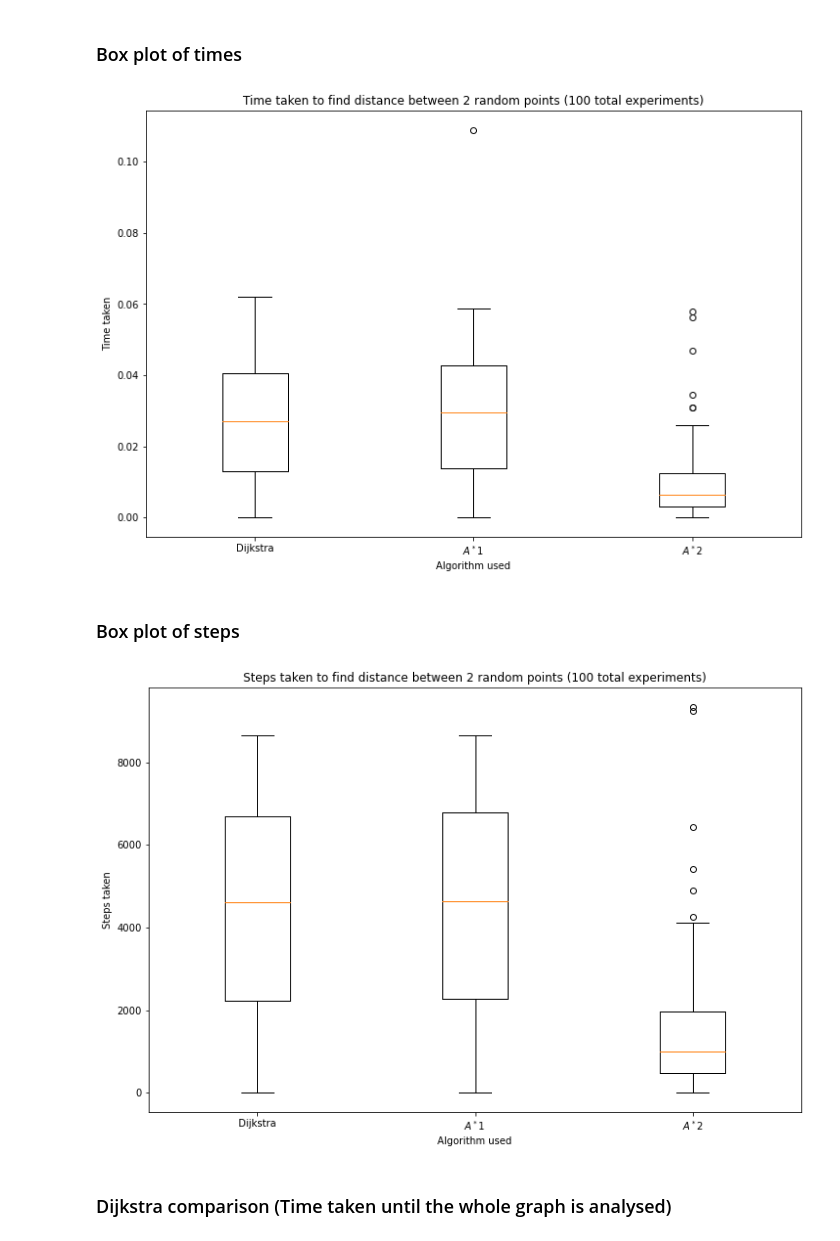
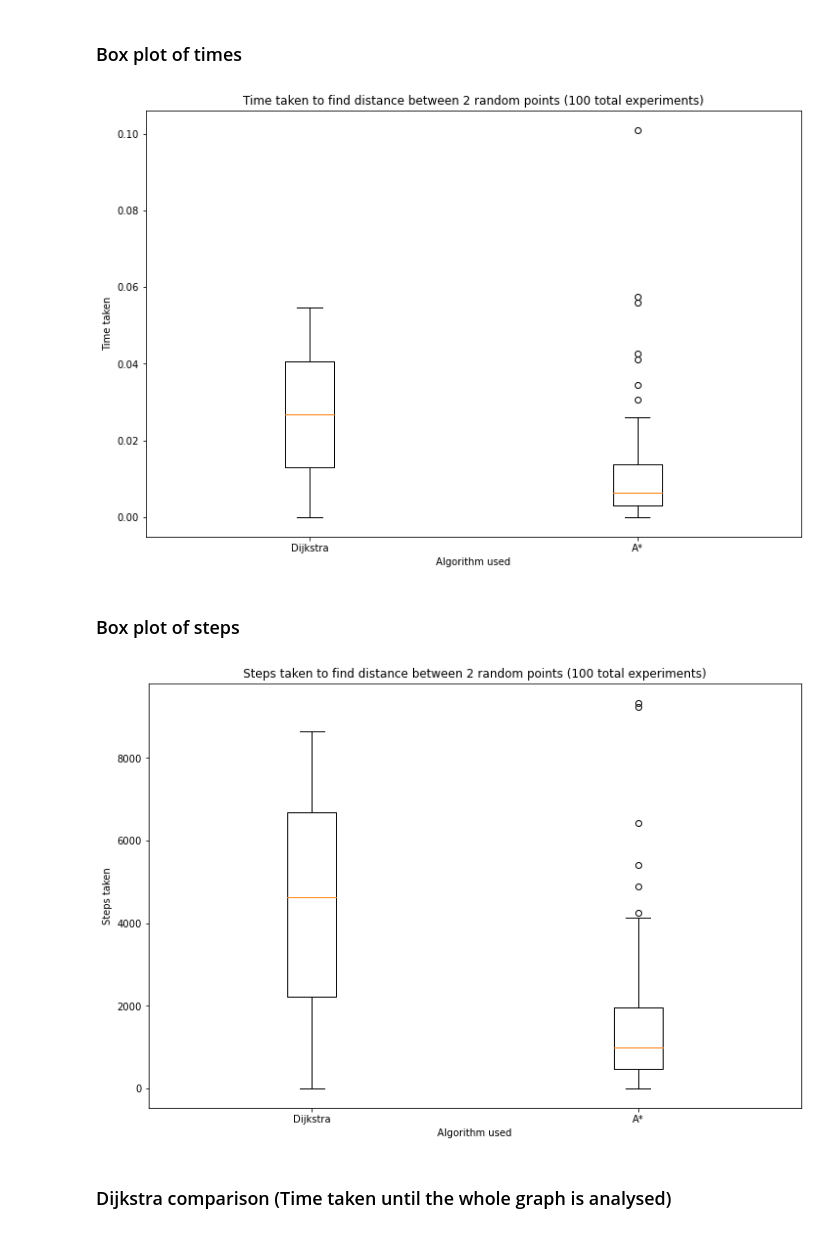
Before and after one commit to ralf-tambets/algorithmics_project, a Jupyter notebook: visualizations.ipynb, the cells around one changed output. Drawn from its saved outputs; the diff is of its cells as text; code cells hidden in the pictures.

Commit message:
Show plots for two algorithms

```diff
--- a/visualizations.ipynb
+++ b/visualizations.ipynb
@@ -225,12 +225,10 @@ N = 100
 np.random.seed(1)
 
 dijkstra_times = []
-a_star_1_times = []
-a_star_2_times = []
+a_star_times = []
 
 dijkstra_steps = []
-a_star_1_steps = []
-a_star_2_steps = []
+a_star_steps = []
 
 for i in range(N):
     start_row = gdf_data.sample()
@@ -245,24 +243,18 @@ for i in range(N):
     dijkstra_times.append(perf_counter() - start_dijkstra)
     dijkstra_steps.append(steps)
 
-    start_a_star_1 = perf_counter()
-    _, _, steps = a_star(graph, start_node, end_node)
-    a_star_1_times.append(perf_counter() - start_a_star_1)
-    a_star_1_steps.append(steps)
-
-    start_a_star_2 = perf_counter()
+    start_a_star = perf_counter()
     _, _, steps = a_star_search(graph, start_node, end_node)
-    a_star_2_times.append(perf_counter() - start_a_star_2)
-    a_star_2_steps.append(steps)
+    a_star_times.append(perf_counter() - start_a_star)
+    a_star_steps.append(steps)
 # %% [markdown]
 ### Box plot of times
 # %%
 fig = plt.figure(figsize =(12, 8))
 
-plt.boxplot([dijkstra_times, a_star_1_times, a_star_2_times])
+plt.boxplot([dijkstra_times, a_star_times])
 #plt.yscale("log")
-plt.xticks(ticks = range(1, 4), labels = ['Dijkstra', r'$A^* 1$',
-                    r'$A^* 2$'])
+plt.xticks(ticks = range(1, 3), labels = ['Dijkstra', 'A*'])
 
 plt.title("Time taken to find distance between 2 random points (100 total experiments)")
 plt.xlabel("Algorithm used")
@@ -270,24 +262,23 @@ plt.ylabel("Time taken")
 
 plt.show()
 # %% [output]
-[figure, old version]
+[figure, new version]
 # %% [markdown]
 ### Box plot of steps
 # %%
 fig = plt.figure(figsize =(12, 8))
 
-plt.boxplot([dijkstra_steps, a_star_1_steps, a_star_2_steps])
+plt.boxplot([dijkstra_steps, a_star_steps])
 #plt.yscale("log")
-plt.xticks(ticks = range(1, 4), labels = ['Dijkstra', r'$A^* 1$',
-                    r'$A^* 2$'])
+plt.xticks(ticks = range(1, 3), labels = ['Dijkstra', 'A*'])
 
 plt.title("Steps taken to find distance between 2 random points (100 total experiments)")
 plt.xlabel("Algorithm used")
 plt.ylabel("Steps taken")
 
 plt.show()
 # %% [output]
-[figure, old version]
+[figure, new version]
 # %% [markdown]
 ### Dijkstra comparison (Time taken until the whole graph is analysed)
 # %%
```
